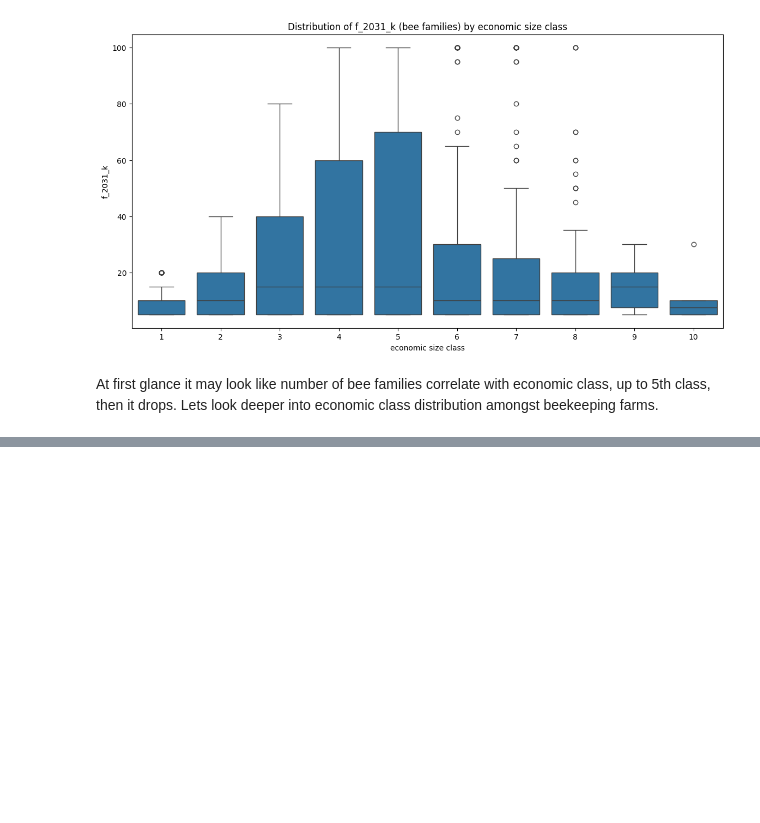
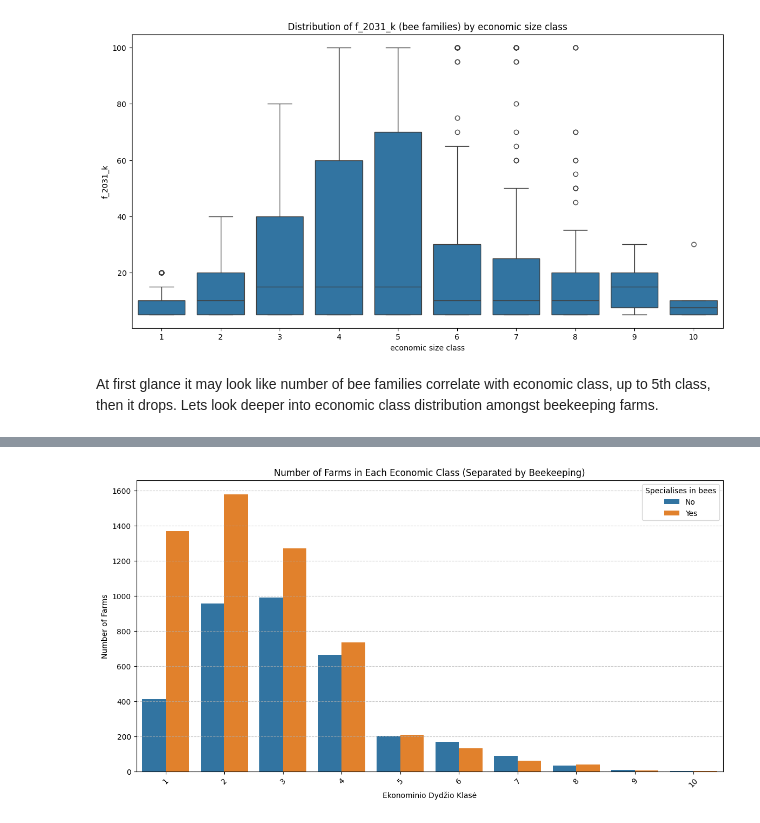
Before and after one commit to plerixus/Lithuanian_agriculture_analysis_2020, a Jupyter notebook: beekeeping.ipynb, the cells around one changed output, grey strips where cells are left out. Cells and saved outputs as stored; diff of their text form; code cells hidden in the pictures; blank space fills up the shorter version.

```diff
--- a/beekeeping.ipynb
+++ b/beekeeping.ipynb
@@ -82,0 +95,17 @@ for bar in bars.patches:
+# %%
+beekeeper_df = farm_df[(farm_df['keeps_bees'] == True) & (farm_df['ekonominio_dydzio_klase'] < 11)]
+farm_counts = beekeeper_df.groupby(['ekonominio_dydzio_klase', 'bees_major_income']).size().reset_index(name='count')
+plt.figure(figsize=(14, 7))
+
+barplot = sns.barplot(x='ekonominio_dydzio_klase', y='count', hue='bees_major_income', data=farm_counts)
+plt.title("Number of Farms in Each Economic Class (Separated by Beekeeping)")
+plt.xlabel("Ekonominio Dydžio Klasė")
+plt.ylabel("Number of Farms")
+handles, _ = barplot.get_legend_handles_labels()
+plt.legend(handles=handles, title="Specialises in bees", labels=["No", "Yes"])
+plt.xticks(rotation=45)
+
+plt.grid(axis='y', linestyle='--', alpha=0.7)
+plt.show()
+# %% [output]
+[figure, added]
```
Also changed, not shown: parts of 6 cells of this notebook.
